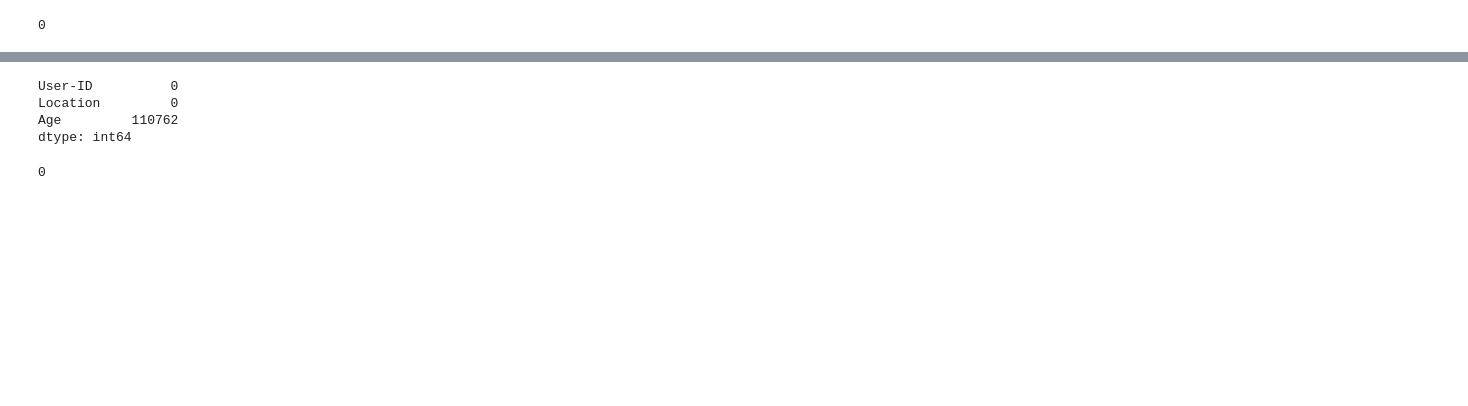
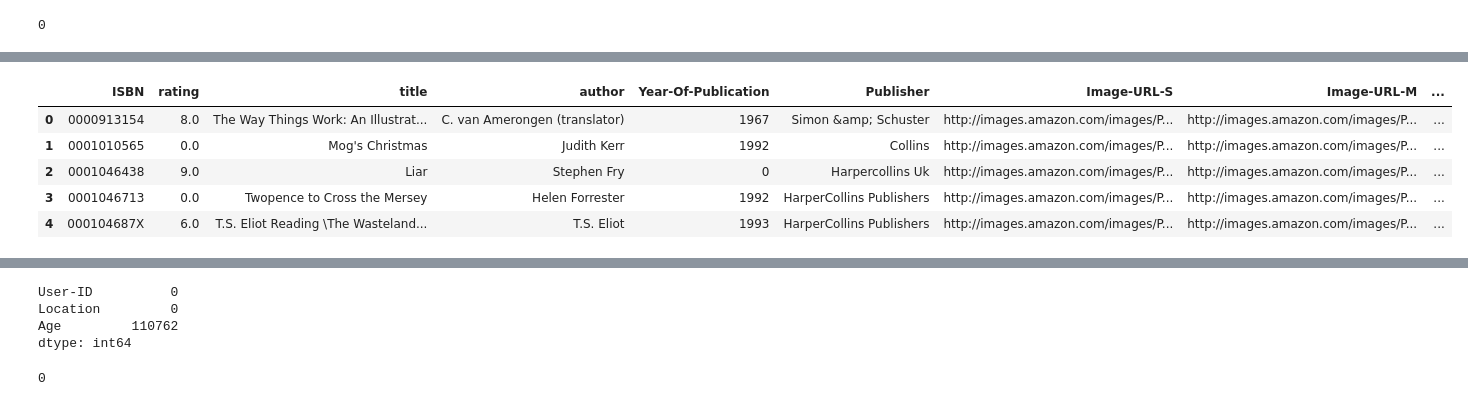
Before and after one commit to redyddm/projet_ter, a Jupyter notebook: recommandation.ipynb, the cells around one changed output, grey strips where cells are left out. Drawn from its saved outputs; the diff is of its cells as text; code cells hidden in the pictures; blank space fills up the shorter version.

```diff
--- a/recommandation.ipynb
+++ b/recommandation.ipynb
@@ -91,0 +189,3 @@ ratings.duplicated().sum()
+# %%
+book_rating_stats = ratings.groupby('ISBN')['rating'].mean().reset_index()
+book_rating_stats
@@ -91,0 +206,10 @@ ratings.duplicated().sum()
+# %%
+books_w_ratings=book_rating_stats.merge(books, on='ISBN')
+books_w_ratings.head()
+# %% [output]
+|  | ISBN | rating | title | author | Year-Of-Publication | Publisher | Image-URL-S | Image-URL-M | ... |
+| 0 | 0000913154 | 8.0 | The Way Things Work: An Illustrat... | C. van Amerongen (translator) | 1967 | Simon &amp; Schuster | http://images.amazon.com/images/P... | http://images.amazon.com/images/P... | ... |
+| 1 | 0001010565 | 0.0 | Mog's Christmas | Judith Kerr | 1992 | Collins | http://images.amazon.com/images/P... | http://images.amazon.com/images/P... | ... |
+| 2 | 0001046438 | 9.0 | Liar | Stephen Fry | 0 | Harpercollins Uk | http://images.amazon.com/images/P... | http://images.amazon.com/images/P... | ... |
+| 3 | 0001046713 | 0.0 | Twopence to Cross the Mersey | Helen Forrester | 1992 | HarperCollins Publishers | http://images.amazon.com/images/P... | http://images.amazon.com/images/P... | ... |
+| 4 | 000104687X | 6.0 | T.S. Eliot Reading \The Wasteland... | T.S. Eliot | 1993 | HarperCollins Publishers | http://images.amazon.com/images/P... | http://images.amazon.com/images/P... | ... |
```
Also changed, not shown: parts of 21 cells of this notebook.
